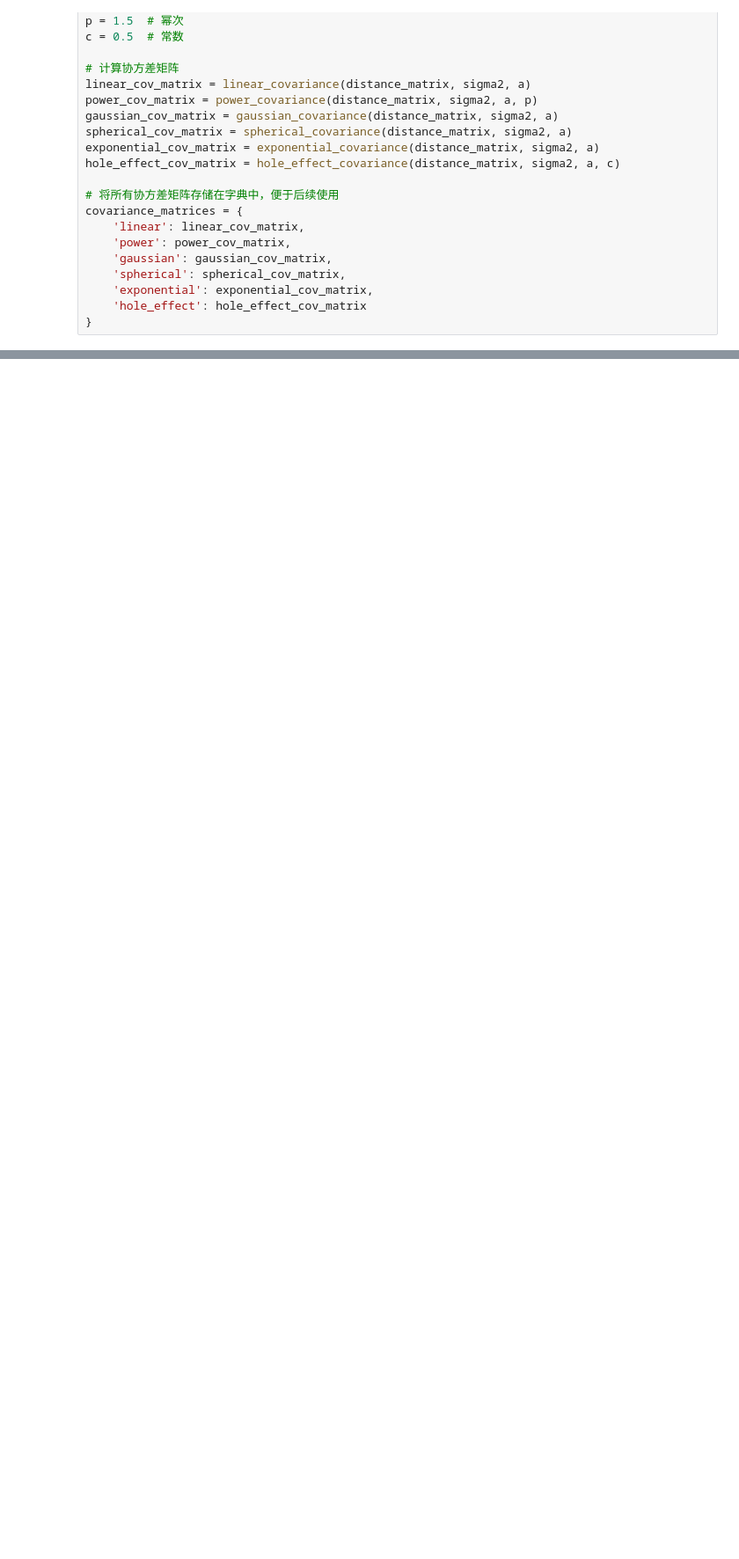
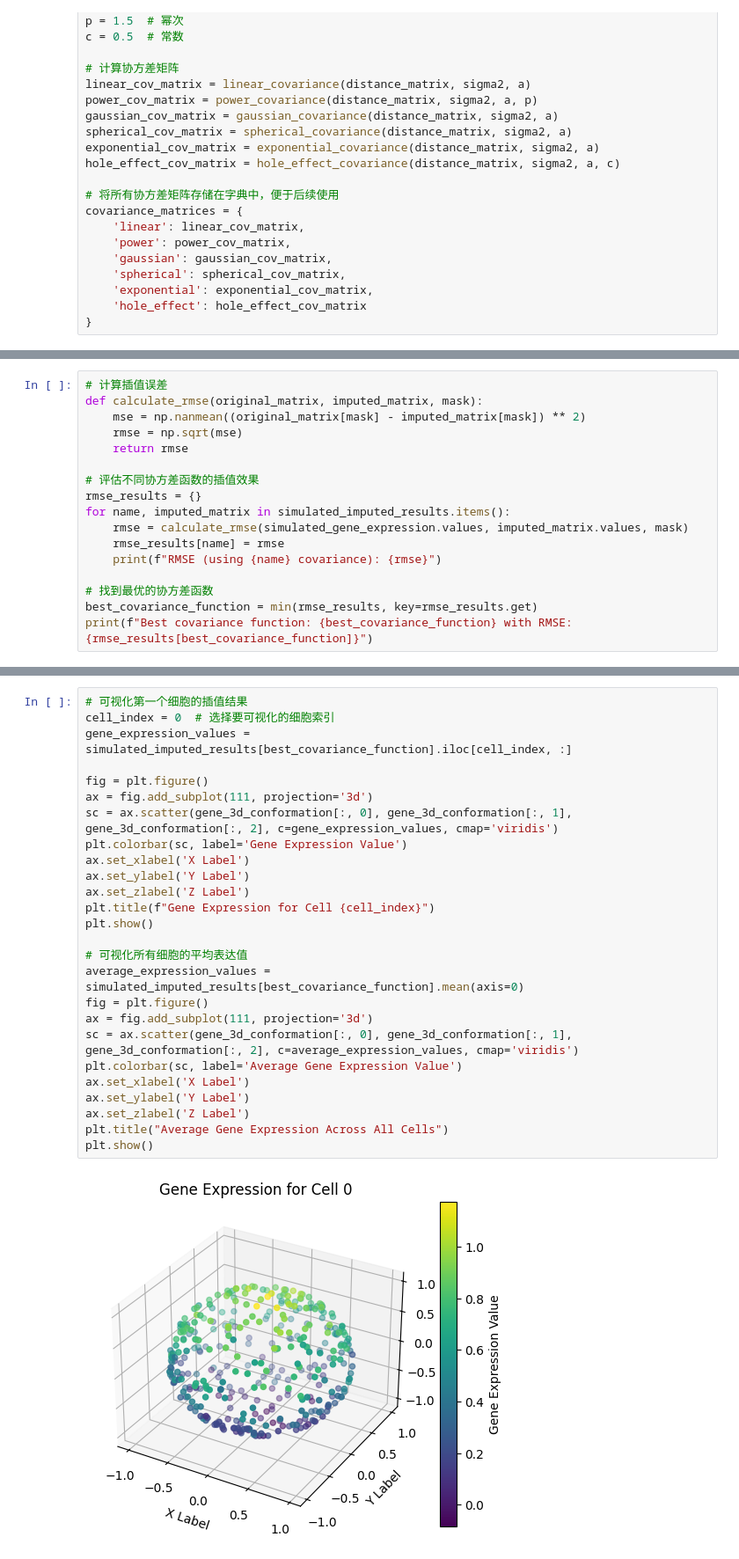
Before and after one commit to SperanzaTY/Kriging-imputing-for-missing-gene-expression, a Jupyter notebook: notebook.ipynb, the cells around one changed output, grey strips where cells are left out. Shown at 88% size. Cells and saved outputs as stored; diff of their text form; blank space fills up the shorter version.

```diff
--- a/notebook.ipynb
+++ b/notebook.ipynb
@@ -888,0 +1043,17 @@ covariance_matrices = {
+# %%
+# 计算插值误差
+def calculate_rmse(original_matrix, imputed_matrix, mask):
+    mse = np.nanmean((original_matrix[mask] - imputed_matrix[mask]) ** 2)
+    rmse = np.sqrt(mse)
+    return rmse
+
+# 评估不同协方差函数的插值效果
+rmse_results = {}
+for name, imputed_matrix in simulated_imputed_results.items():
+    rmse = calculate_rmse(simulated_gene_expression.values, imputed_matrix.values, mask)
+    rmse_results[name] = rmse
+    print(f"RMSE (using {name} covariance): {rmse}")
+
+# 找到最优的协方差函数
+best_covariance_function = min(rmse_results, key=rmse_results.get)
+print(f"Best covariance function: {best_covariance_function} with RMSE: {rmse_results[best_covariance_function]}")
@@ -888,0 +1070,28 @@ covariance_matrices = {
+# %%
+# 可视化第一个细胞的插值结果
+cell_index = 0  # 选择要可视化的细胞索引
+gene_expression_values = simulated_imputed_results[best_covariance_function].iloc[cell_index, :]
+
+fig = plt.figure()
+ax = fig.add_subplot(111, projection='3d')
+sc = ax.scatter(gene_3d_conformation[:, 0], gene_3d_conformation[:, 1], gene_3d_conformation[:, 2], c=gene_expression_values, cmap='viridis')
+plt.colorbar(sc, label='Gene Expression Value')
+ax.set_xlabel('X Label')
+ax.set_ylabel('Y Label')
+ax.set_zlabel('Z Label')
+plt.title(f"Gene Expression for Cell {cell_index}")
+plt.show()
+
+# 可视化所有细胞的平均表达值
+average_expression_values = simulated_imputed_results[best_covariance_function].mean(axis=0)
+fig = plt.figure()
+ax = fig.add_subplot(111, projection='3d')
+sc = ax.scatter(gene_3d_conformation[:, 0], gene_3d_conformation[:, 1], gene_3d_conformation[:, 2], c=average_expression_values, cmap='viridis')
+plt.colorbar(sc, label='Average Gene Expression Value')
+ax.set_xlabel('X Label')
+ax.set_ylabel('Y Label')
+ax.set_zlabel('Z Label')
+plt.title("Average Gene Expression Across All Cells")
+plt.show()
+# %% [output]
+[figure, added]
```
Also changed, not shown: parts of 39 cells of this notebook.
